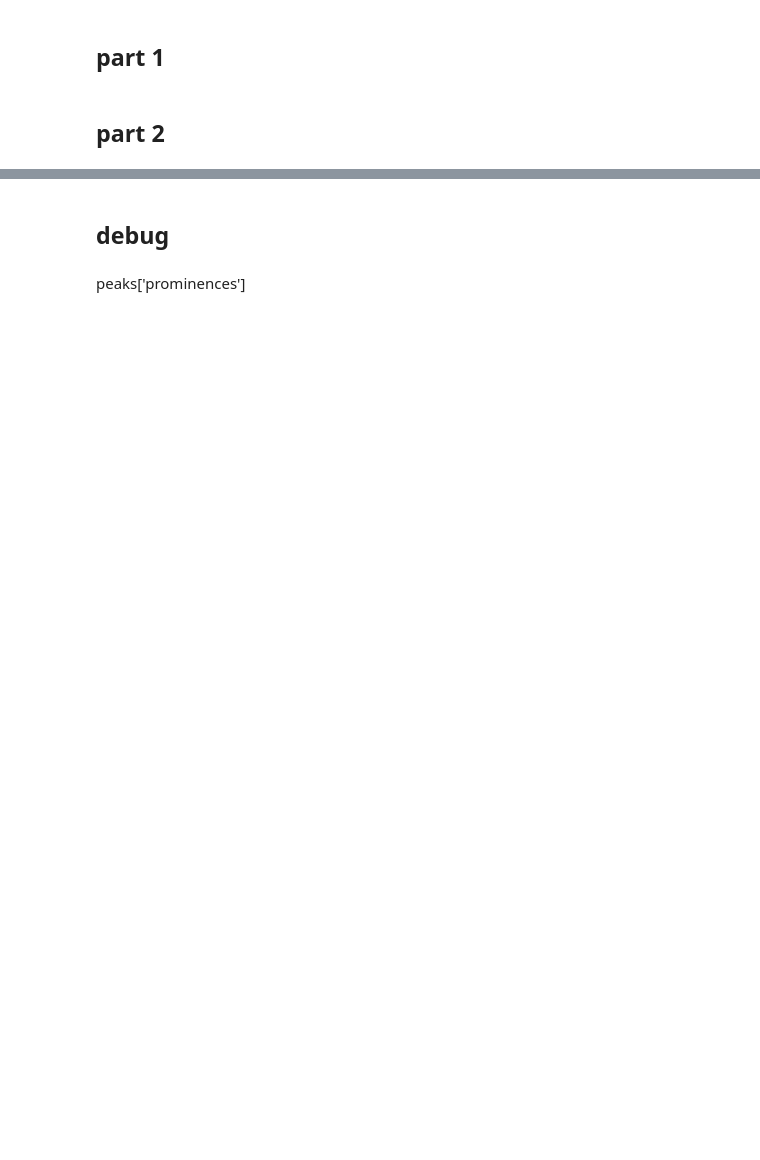
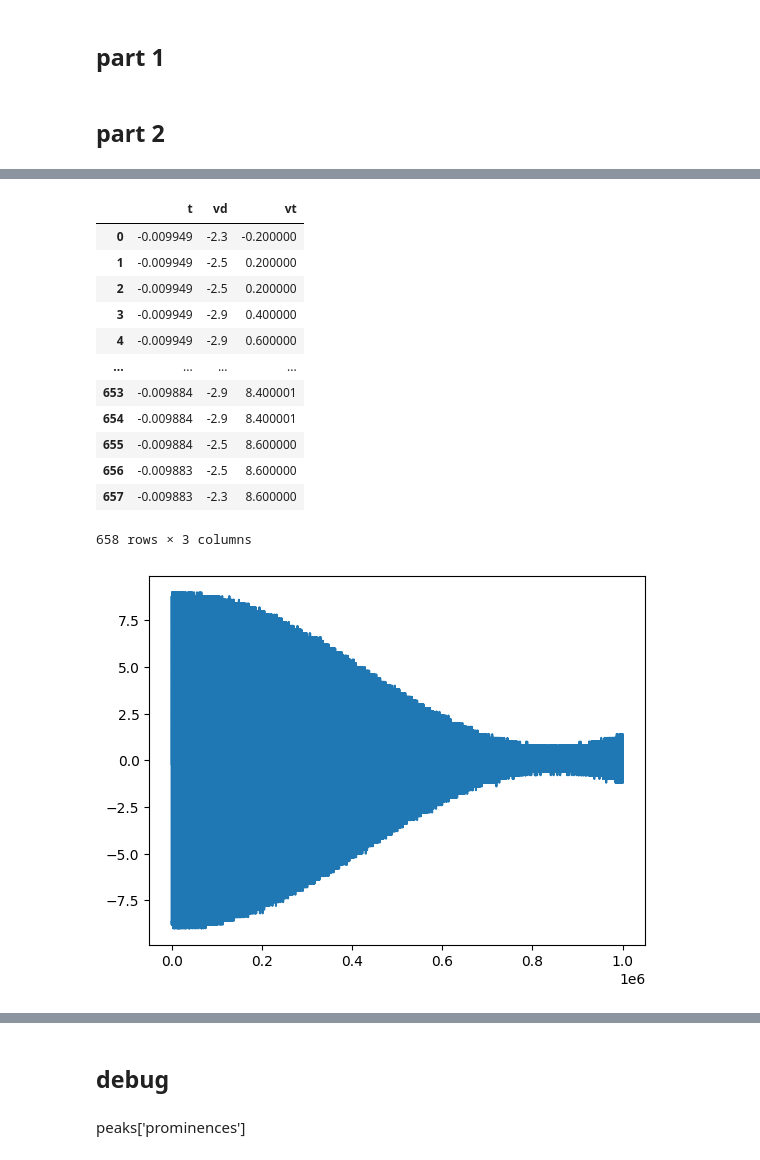
Before and after one commit to nilnil47/chaos, a Jupyter notebook: chaos.ipynb, the cells around one changed output, grey strips where cells are left out. Drawn from its saved outputs; the diff is of its cells as text; code cells hidden in the pictures; blank space fills up the shorter version.

```diff
--- a/chaos.ipynb
+++ b/chaos.ipynb
@@ -194,3 +235,22 @@ for f in os.listdir('9.1'):
+# %%
+df = load_csv('9.1/34.csv')
+plt.plot(df['vt'])
+find_range(df, display=False)
+# %% [output]
+|  | t | vd | vt |
+| 0 | -0.009949 | -2.3 | -0.200000 |
+| 1 | -0.009949 | -2.5 | 0.200000 |
+| 2 | -0.009949 | -2.5 | 0.200000 |
+| 3 | -0.009949 | -2.9 | 0.400000 |
+| 4 | -0.009949 | -2.9 | 0.600000 |
+| ... | ... | ... | ... |
+| 653 | -0.009884 | -2.9 | 8.400001 |
+| 654 | -0.009884 | -2.9 | 8.400001 |
+| 655 | -0.009884 | -2.5 | 8.600000 |
+| 656 | -0.009883 | -2.5 | 8.600000 |
+| 657 | -0.009883 | -2.3 | 8.600000 |
+658 rows × 3 columns
+[figure, added]
 # %%
 
 def find_nearest(array, value):
```
Also changed, not shown: parts of 4 cells of this notebook.
